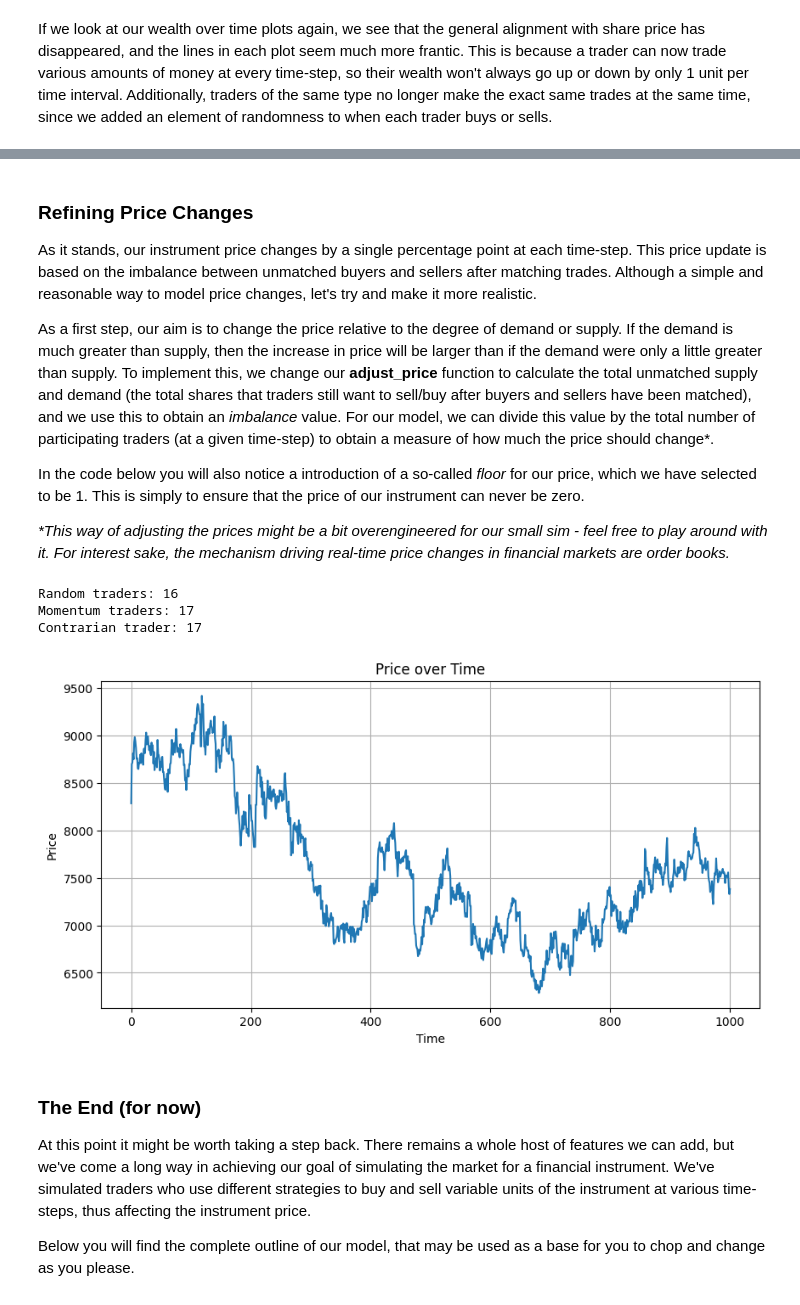
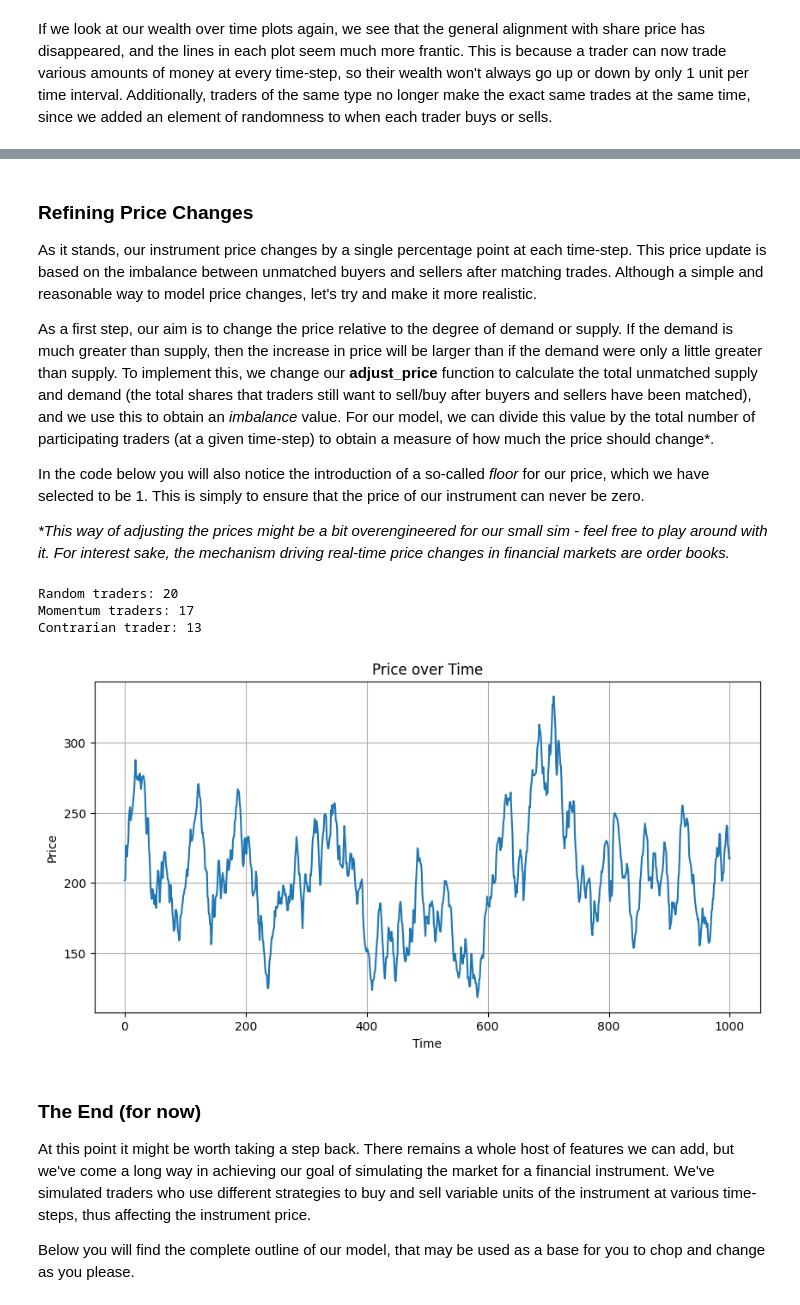
Before and after one commit to wiaanjvr/market_simulation, a Jupyter notebook: market_sim_1.0.ipynb, the cells around one changed output, grey strips where cells are left out. Drawn from its saved outputs; the diff is of its cells as text; code cells hidden in the pictures.

```diff
--- a/market_sim_1.0.ipynb
+++ b/market_sim_1.0.ipynb
@@ -304,11 +298,7 @@ def execute_trades(num_matched, buy_orders, sell_orders, transaction_fee_perc):
 # Add transaction_fee_perc to parameters
 def run_sim(traders, price, price_history, time_steps, transaction_fee_perc):
     for _ in range(time_steps):
-        if (len(price_history) == 1):
-            buy_orders, sell_orders = initiate_orders(traders, price, price_history)
-        else:
-            buy_orders, sell_orders = initiate_orders(traders, price, price_history[:-1])
-
+        buy_orders, sell_orders = initiate_orders(traders, price, price_history)
         num_matched = min(len(buy_orders), len(sell_orders))
 
         # Add transaction_fee_perc to arguments of execute_trades
@@ -386,11 +382,13 @@ def create_traders(num_traders, total_shares):
 # %% [markdown]
 In our updated __create_traders__ function, we now add __total_shares__ as a parameter and use this to set the initial price of our instrument. Once we have each trader's initial capital and the price of our instrument, we allocate the shares between the traders accordingly. After that we update our main __simulate_market__ and check that it works.
 # %%
-def simulate_market(num_traders, time_steps, transaction_fee_perc=0.75, total_shares=10000):
+random.seed(100)
+
+def simulate_market(num_traders, time_steps, transaction_fee_perc=0.75, total_shares=25000):
     traders, initial_price = create_traders(num_traders, total_shares)
     print_trader_counts(traders)
     ph = run_sim(traders, initial_price, [initial_price], time_steps, transaction_fee_perc)
     plot_price(ph)
 
-simulate_market(50, 1100)
+simulate_market(50, 1000)
 # %% [output]
@@ -572,5 +578,7 @@ Currently, we have 10,000 shares between everyone, but if we increased the total
 # %%
-traders, ph = simulate_market(50, 500, 0.75, 500000)
+random.seed(100)
+
+traders, ph = simulate_market(50, 1000, 0.75, 500000)
 
 plt.figure(figsize=(14, 10))
 
@@ -656,6 +670,8 @@ Next, we update our __execute_trades__ function. We need to account for the numb
 
 Finally, in our __adjust_price__ function, we make the necessary changes to adjust price based on unmatched shares, and not on unmatched traders.
 # %%
+random.seed(100)
+
 # Our new initiate_orders function will now return those who wish to trade, as well as how many shares they wish to trade
 def initiate_orders(traders, price, price_history):
     buy_orders = []
@@ -764,10 +780,7 @@ def adjust_price(num_matched, price, price_history, total_buy_shares, total_sell
 
 def run_sim(traders, price, price_history, time_steps, transaction_fee_perc):
     for _ in range(time_steps):
-        if (len(price_history) == 1):
-            buy_orders, sell_orders = initiate_orders(traders, price, price_history)
-        else:
-            buy_orders, sell_orders = initiate_orders(traders, price, price_history[:-1])
+        buy_orders, sell_orders = initiate_orders(traders, price, price_history)
 
         # total number of shares buyers want to buy
         total_buy_shares = sum(buy_orders[i][1] for i in range(len(buy_orders)))
@@ -786,5 +799,5 @@ def run_sim(traders, price, price_history, time_steps, transaction_fee_perc):
 
     return price_history
 
-traders, ph = simulate_market(50, 1000, 0.75, 10000)
+traders, ph = simulate_market(50, 1000, 0.75, 25000)
 # %% [output]
@@ -820,10 +833,12 @@ As it stands, our instrument price changes by a single percentage point at each
 
 As a first step, our aim is to change the price relative to the degree of demand or supply. If the demand is much greater than supply, then the increase in price will be larger than if the demand were only a little greater than supply. To implement this, we change our __adjust_price__ function to calculate the total unmatched supply and demand (the total shares that traders still want to sell/buy after buyers and sellers have been matched), and we use this to obtain an _imbalance_ value. For our model, we can divide this value by the total number of participating traders (at a given time-step) to obtain a measure of how much the price should change*.
 
-In the code below you will also notice a introduction of a so-called _floor_ for our price, which we have selected to be 1. This is simply to ensure that the price of our instrument can never be zero.
+In the code below you will also notice the introduction of a so-called _floor_ for our price, which we have selected to be 1. This is simply to ensure that the price of our instrument can never be zero.
 
 _*This way of adjusting the prices might be a bit overengineered for our small sim - feel free to play around with it. For interest sake, the mechanism driving real-time price changes in financial markets are order books._
 # %%
+random.seed(100)
+
 # Updated parameters of function adjust_price
 def adjust_price(buy_orders, sell_orders, matched_buyers, matched_sellers, price, price_history, total_buy_shares, total_sell_shares):
 
@@ -840,43 +855,40 @@ def adjust_price(buy_orders, sell_orders, matched_buyers, matched_sellers, price
     imbalance = unmatched_demand - unmatched_supply
     total_trading_traders = len(buy_orders) + len(sell_orders) # total participating traders
 
     # if demand and supply not in equilibrium (if so, price will remain the same)
     if imbalance != 0:
-        # add factor of 0.01 to constrain impact of imbalance on price change
-        price *= (1 + 0.01 * imbalance / total_trading_traders)
+        # add factor of 0.001 to constrain impact of imbalance on price change
+        price *= (1 + 0.001 * imbalance / total_trading_traders)
 
     price = round(price, 2)
     price = max(1, price) # floor
     price_history.append(price)
 
     return price, price_history
 
 def run_sim(traders, price, price_history, time_steps, transaction_fee_perc):
     for _ in range(time_steps):
-        if (len(price_history) == 1):
-            buy_orders, sell_orders = initiate_orders(traders, price, price_history)
-        else:
-            buy_orders, sell_orders = initiate_orders(traders, price, price_history[:-1])
+        buy_orders, sell_orders = initiate_orders(traders, price, price_history)
 
         total_buy_shares = sum(buy_orders[i][1] for i in range(len(buy_orders)))
         total_sell_shares = sum(sell_orders[i][1] for i in range(len(sell_orders)))
 
         num_matched = min(total_buy_shares, total_sell_shares)
         matched_buyers, matched_sellers = find_num_matched_traders(buy_orders, sell_orders, num_matched)
 
         if num_matched > 0:
             execute_trades(matched_buyers, matched_sellers, price, transaction_fee_perc)
         # updated arguments to function adjust_price
         price, price_history = adjust_price(buy_orders, sell_orders, matched_buyers, matched_sellers, price, price_history, total_buy_shares, total_sell_shares)
 
     return price_history
 
-traders, ph = simulate_market(50, 1000, 0.75, 1000)
+traders, ph = simulate_market(50, 1000, 0.75, 25000)
 # %% [output]
-Random traders: 16
+Random traders: 20
 Momentum traders: 17
-Contrarian trader: 17
+Contrarian trader: 13
-[figure, old version]
+[figure, new version]
 # %% [markdown]
 ### __The End (for now)__
 
```
Also changed, not shown: parts of 21 cells of this notebook.
